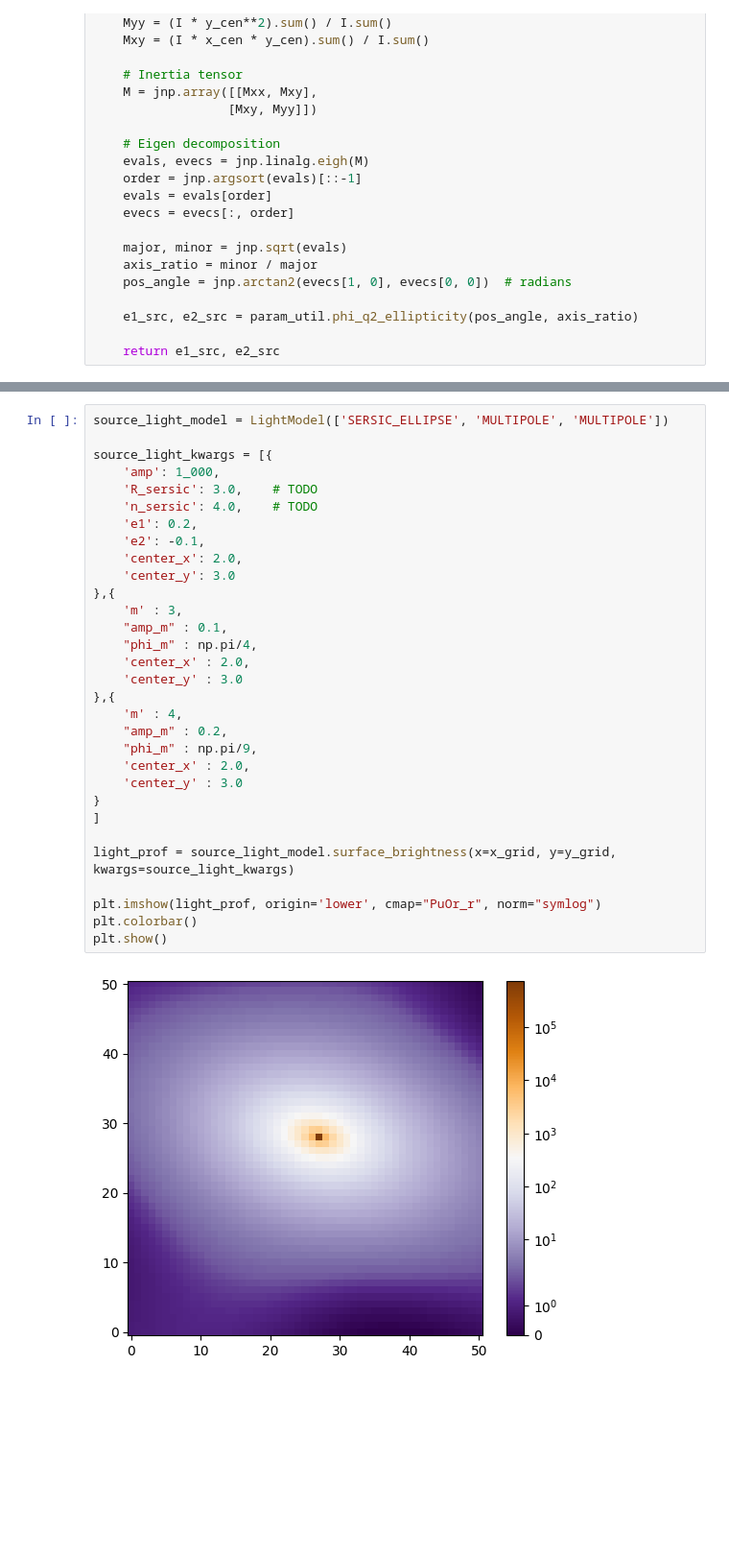
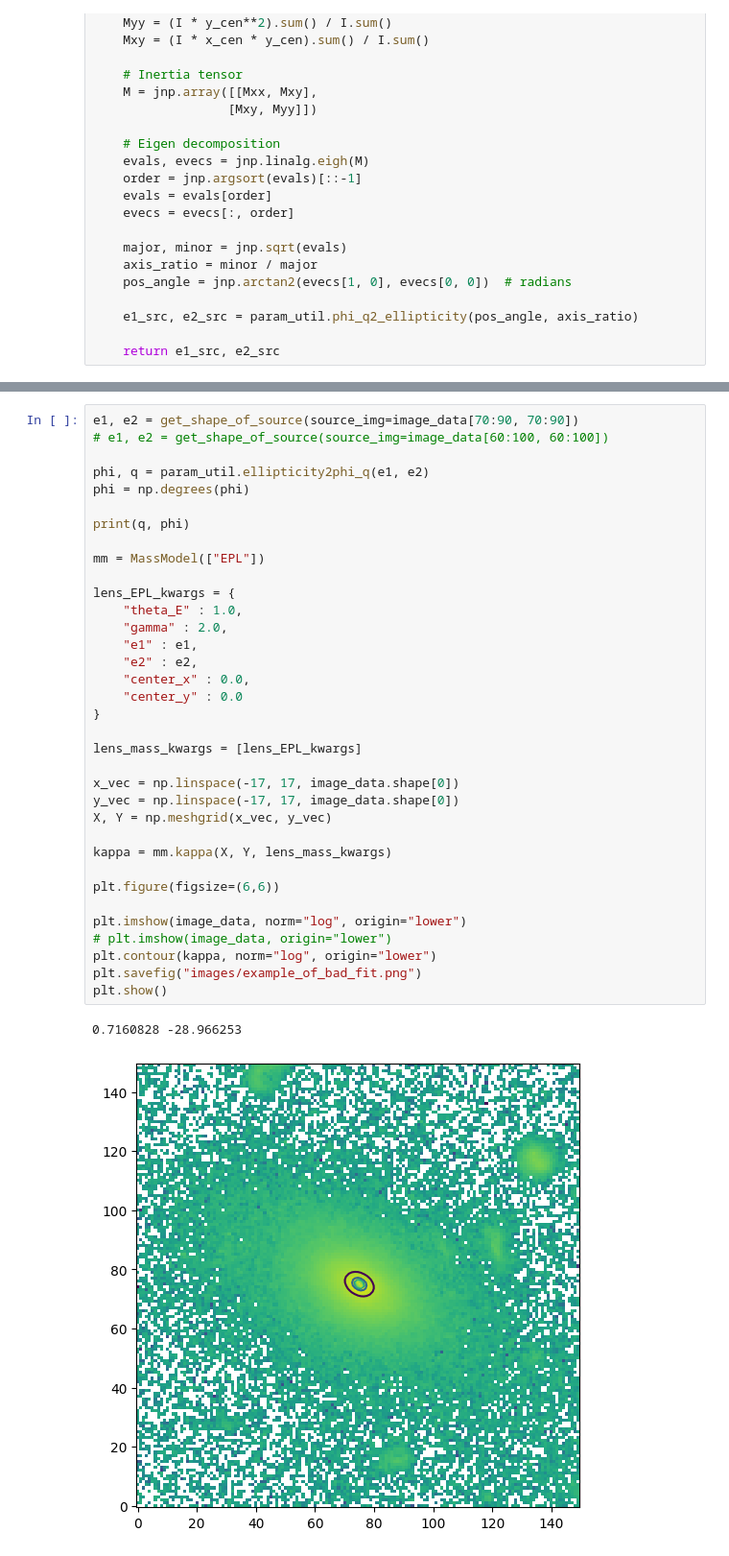
Before and after one commit to OliverRedhead/Gravitational-Lensing, a Jupyter notebook: euclid_generator/testing.ipynb, the cells around one changed output, grey strips where cells are left out. Shown at 96% size. Cells and saved outputs as stored; diff of their text form; blank space fills up the shorter version.

```diff
--- a/euclid_generator/testing.ipynb
+++ b/euclid_generator/testing.ipynb
@@ -282,33 +191,38 @@ plt.show()
-# %%
-source_light_model = LightModel(['SERSIC_ELLIPSE', 'MULTIPOLE', 'MULTIPOLE'])
-
-source_light_kwargs = [{
-    'amp': 1_000,
-    'R_sersic': 3.0,    # TODO
-    'n_sersic': 4.0,    # TODO
-    'e1': 0.2,
-    'e2': -0.1,
-    'center_x': 2.0,
-    'center_y': 3.0
-},{
-    'm' : 3,
-    "amp_m" : 0.1,
-    "phi_m" : np.pi/4,
-    'center_x' : 2.0,
-    'center_y' : 3.0
-},{
-    'm' : 4,
-    "amp_m" : 0.2,
-    "phi_m" : np.pi/9,
-    'center_x' : 2.0,
-    'center_y' : 3.0
-}
-]
-
-light_prof = source_light_model.surface_brightness(x=x_grid, y=y_grid, kwargs=source_light_kwargs)
-
-plt.imshow(light_prof, origin='lower', cmap="PuOr_r", norm="symlog")
-plt.colorbar()
-plt.show()
-# %% [output]
-[figure, removed]
+# %%
+e1, e2 = get_shape_of_source(source_img=image_data[70:90, 70:90])
+# e1, e2 = get_shape_of_source(source_img=image_data[60:100, 60:100])
+
+phi, q = param_util.ellipticity2phi_q(e1, e2)
+phi = np.degrees(phi)
+
+print(q, phi)
+
+mm = MassModel(["EPL"])
+
+lens_EPL_kwargs = {
+    "theta_E" : 1.0,
+    "gamma" : 2.0,
+    "e1" : e1,
+    "e2" : e2,
+    "center_x" : 0.0,
+    "center_y" : 0.0
+}
+
+lens_mass_kwargs = [lens_EPL_kwargs]
+
+x_vec = np.linspace(-17, 17, image_data.shape[0])
+y_vec = np.linspace(-17, 17, image_data.shape[0])
+X, Y = np.meshgrid(x_vec, y_vec)
+
+kappa = mm.kappa(X, Y, lens_mass_kwargs)
+
+plt.figure(figsize=(6,6))
+
+plt.imshow(image_data, norm="log", origin="lower")
+# plt.imshow(image_data, origin="lower")
+plt.contour(kappa, norm="log", origin="lower")
+plt.savefig("images/example_of_bad_fit.png")
+plt.show()
+# %% [output]
+0.7160828 -28.966253
+[figure, added]
```
Also changed, not shown: parts of 65 cells of this notebook, 40 other files.
